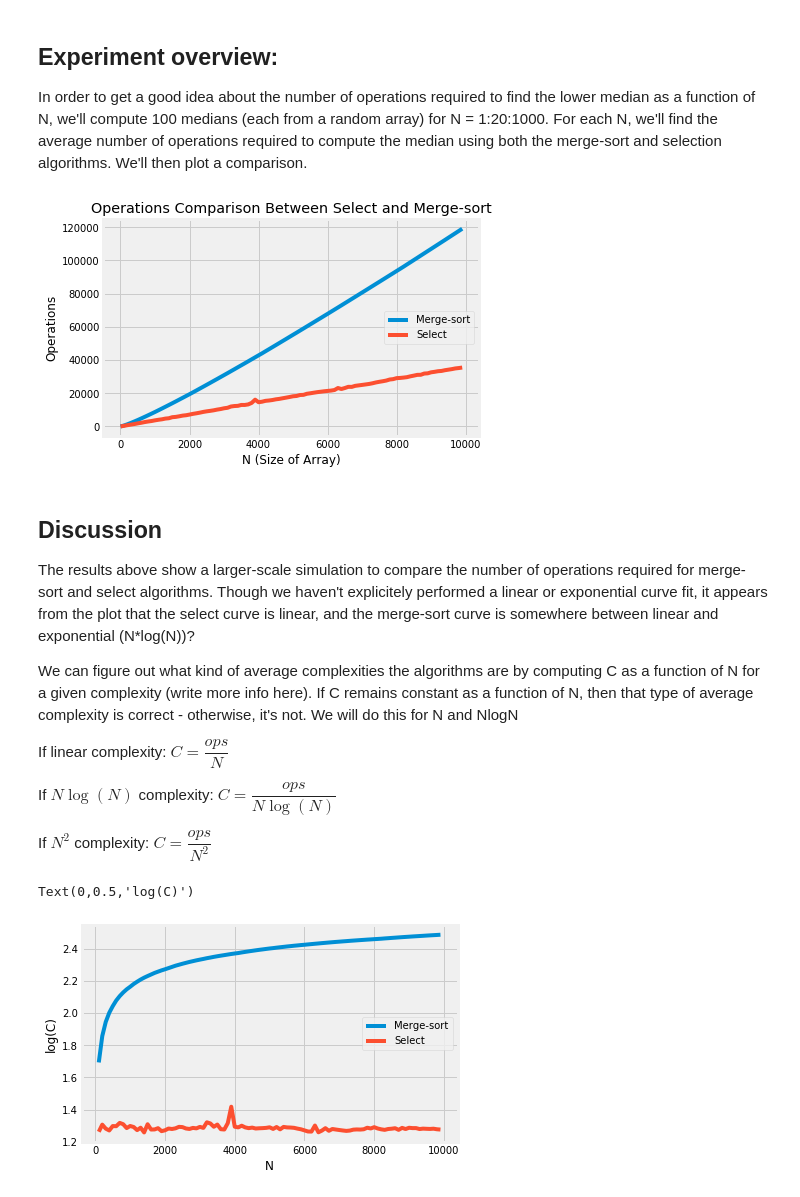
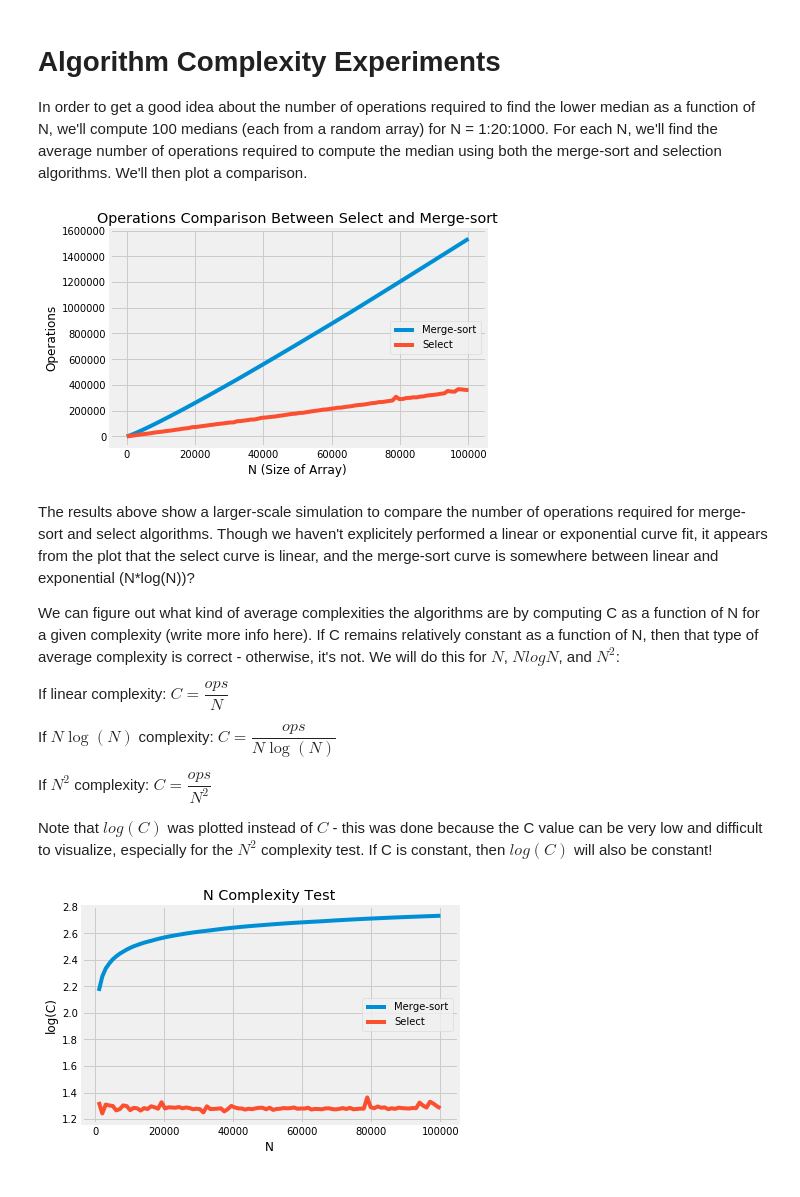
Before and after one commit to dimapitt/algorithm_foundations, a Jupyter notebook: Programming Project 1/Programming Assignment 1.ipynb, the cells around one changed output. Saved outputs shown, nothing was run; the diff lists cells and outputs as text; code cells hidden in the pictures.

```diff
--- a/Programming Project 1/Programming Assignment 1.ipynb
+++ b/Programming Project 1/Programming Assignment 1.ipynb
@@ -49,0 +65,21 @@ The results above shows the median computed from doing a full merge-sort, select
+# %%
+max_array_size = 1000  # Max array size
+max_value_size = 100  # Max value of an element in the array
+n_test = 10000  # Runs
+array_size = [math.ceil(max_array_size*random()) for p in range(0, n_test)]  # randomly select size of arrays
+
+sorted_fail = 0  # Initialize with 0 sorted failures
+median_fail = 0  # Initialize with 0 median failures
+
+for c_array_size in array_size:
+    rand_array = [max_value_size*random() for p in range(0, c_array_size)]  # Generate array of random size
+
+    merge_sorted = merge_sort.sort(rand_array,out_ops = False)  # Do merge sort
+    select_median = selection.select(rand_array,out_ops = False)  # Do select
+
+    rand_array.sort()  # Do built in sort
+    if not (merge_sorted == rand_array):  # Count the number of times sort failed
+        sorted_fail += 1  # Add 1 if sorting failed
+
+    if not (merge_sorted[math.ceil(len(merge_sorted)/2)-1]==select_median):
+        median_fail +=1  # Add 1 if lower median calculation failed
@@ -50,14 +97,15 @@ The results above shows the median computed from doing a full merge-sort, select
 # %% [markdown]
-## Experiment overview:
+# Algorithm Complexity Experiments
 
 In order to get a good idea about the number of operations required to find the lower median as a function of N, we'll compute 100 medians (each from a random array) for N = 1:20:1000. For each N, we'll find the average number of operations required to compute the median using both the merge-sort and selection algorithms. We'll then plot a comparison.
 # %%
-nRuns = 100
-N = range(1,10000,100)
+nRuns = 10
+N = np.linspace(1,100000,num=100,dtype='uint64')  # Linearly spaced array of size 100 from n = 1 to 100,000
+
 merge_sort_avg_ops = []  # List to hold average ops as a function of N
 select_avg_ops = []  # List to hold average ops as a function of N
 
-for iN in N:
+for iN in tqdm(N):
     c_merge_ops = 0
     c_select_ops = 0
     for iRuns in range(1,nRuns+1):
@@ -76,13 +124,11 @@ plt.xlabel("N (Size of Array)");
 plt.ylabel("Operations");
 plt.title('Operations Comparison Between Select and Merge-sort');
 # %% [output]
-[figure, old version]
+[figure, new version]
 # %% [markdown]
-## Discussion
-
 The results above show a larger-scale simulation to compare the number of operations required for merge-sort and select algorithms. Though we haven't explicitely performed a linear or exponential curve fit, it appears from the plot that the select curve is linear, and the merge-sort curve is somewhere between linear and exponential (N*log(N))?
 
-We can figure out what kind of average complexities the algorithms are by computing C as a function of N for a given complexity (write more info here). If C remains constant as a function of N, then that type of average complexity is correct - otherwise, it's not. We will do this for N and NlogN
+We can figure out what kind of average complexities the algorithms are by computing C as a function of N for a given complexity (write more info here). If C remains relatively constant as a function of N, then that type of average complexity is correct - otherwise, it's not. We will do this for $N$, $NlogN$, and $N^2$:
 
 If linear complexity:
 $C = \dfrac{ops}{N}$
@@ -92,20 +138,22 @@ $C = \dfrac{ops}{N\log(N)}$
 
 If $N^2$ complexity:
 $C = \dfrac{ops}{N^2}$
+
+Note that $log(C)$ was plotted instead of $C$ - this was done because the C value can be very low and difficult to visualize, especially for the $N^2$ complexity test. If C is constant, then $log(C)$ will also be constant!
 # %%
 # C if N
 c_merge = []
 c_select = []
 len(merge_sort_avg_ops)
 for i in range(len(N)-1):
     c_merge.append(math.log(merge_sort_avg_ops[i+1]/(N[i+1])))
     c_select.append(math.log(select_avg_ops[i+1]/(N[i+1])))
 
 plt.plot(N,[None]+c_merge);  # Plot average ops as a function of N using merge-sort
 plt.plot(N,[None]+c_select);  # Plot average ops as a function of N using select
 plt.legend(["Merge-sort","Select"],loc="center right");
 plt.xlabel('N');
 plt.ylabel('log(C)');
+plt.title('N Complexity Test');
 # %% [output]
-Text(0,0.5,'log(C)')
-[figure, old version]
+[figure, new version]
```
Also changed, not shown: parts of 23 cells of this notebook.
